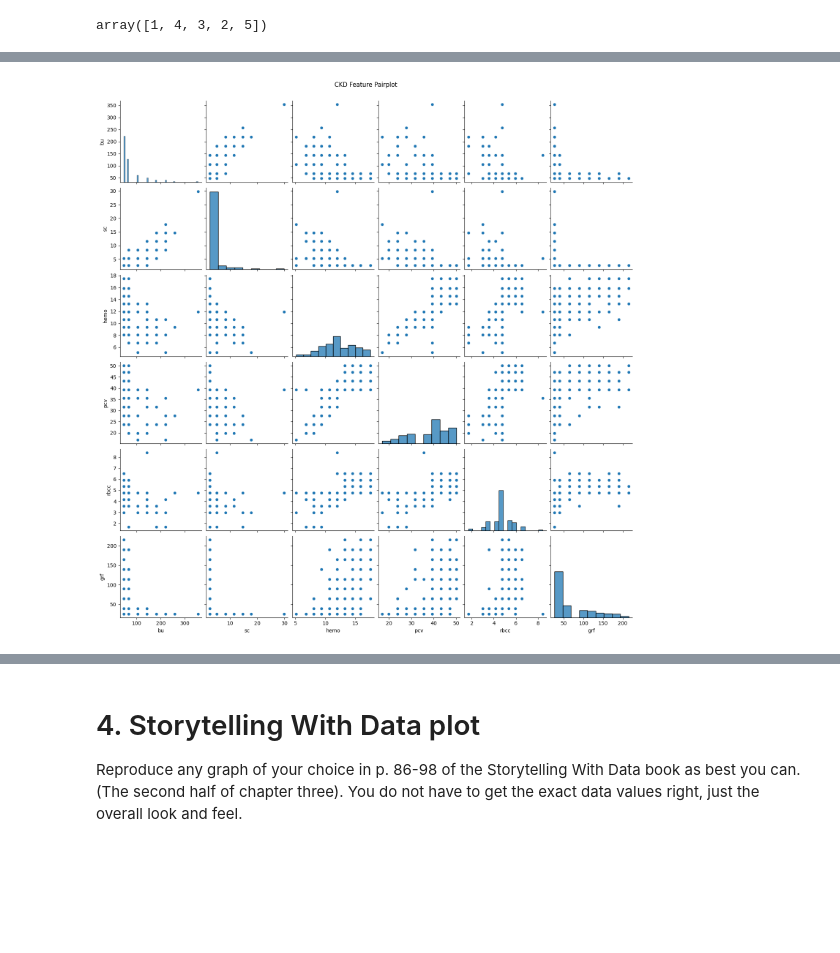
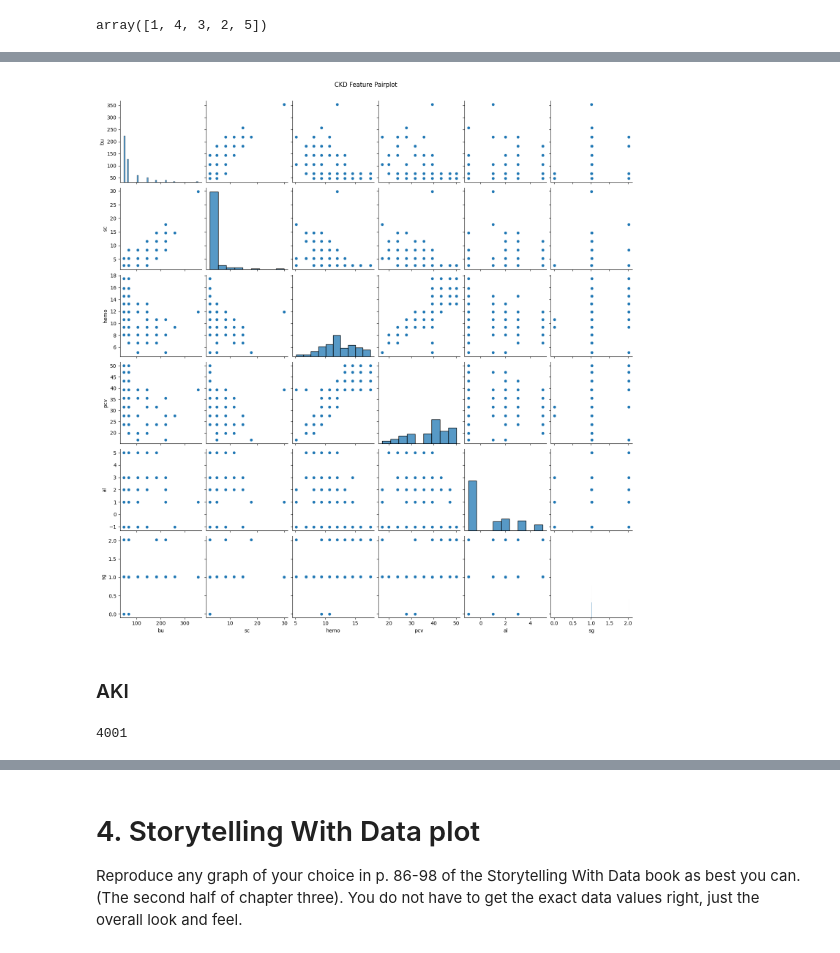
Before and after one commit to Smi7hey13/ModBSem2Sum, a Jupyter notebook: Week6.ipynb, the cells around one changed output, grey strips where cells are left out. Drawn from its saved outputs; the diff is of its cells as text; code cells hidden in the pictures; blank space fills up the shorter version.

```diff
--- a/Week6.ipynb
+++ b/Week6.ipynb
@@ -244,7 +244,15 @@ for col1, col2 in high_corr_pairs[:5]:
 # %%
-subset = ['bu', 'sc', 'hemo', 'pcv', 'rbcc', 'grf']  # Adjust as needed
+subset = ['bu', 'sc', 'hemo', 'pcv', 'al', 'sg']  # Adjust as needed
 sns.pairplot(df[subset].dropna())
 plt.suptitle("CKD Feature Pairplot", y=1.02)
 plt.show()
 # %% [output]
-[figure, old version]
+[figure, new version]
+# %% [markdown]
+### AKI
+# %%
+import pandas as pd
+df = pd.read_csv("(AKI)-MIMIC_Subset.csv")
+len(df)
+# %% [output]
+4001
```
Also changed, not shown: parts of 6 cells of this notebook, 1 other file.
